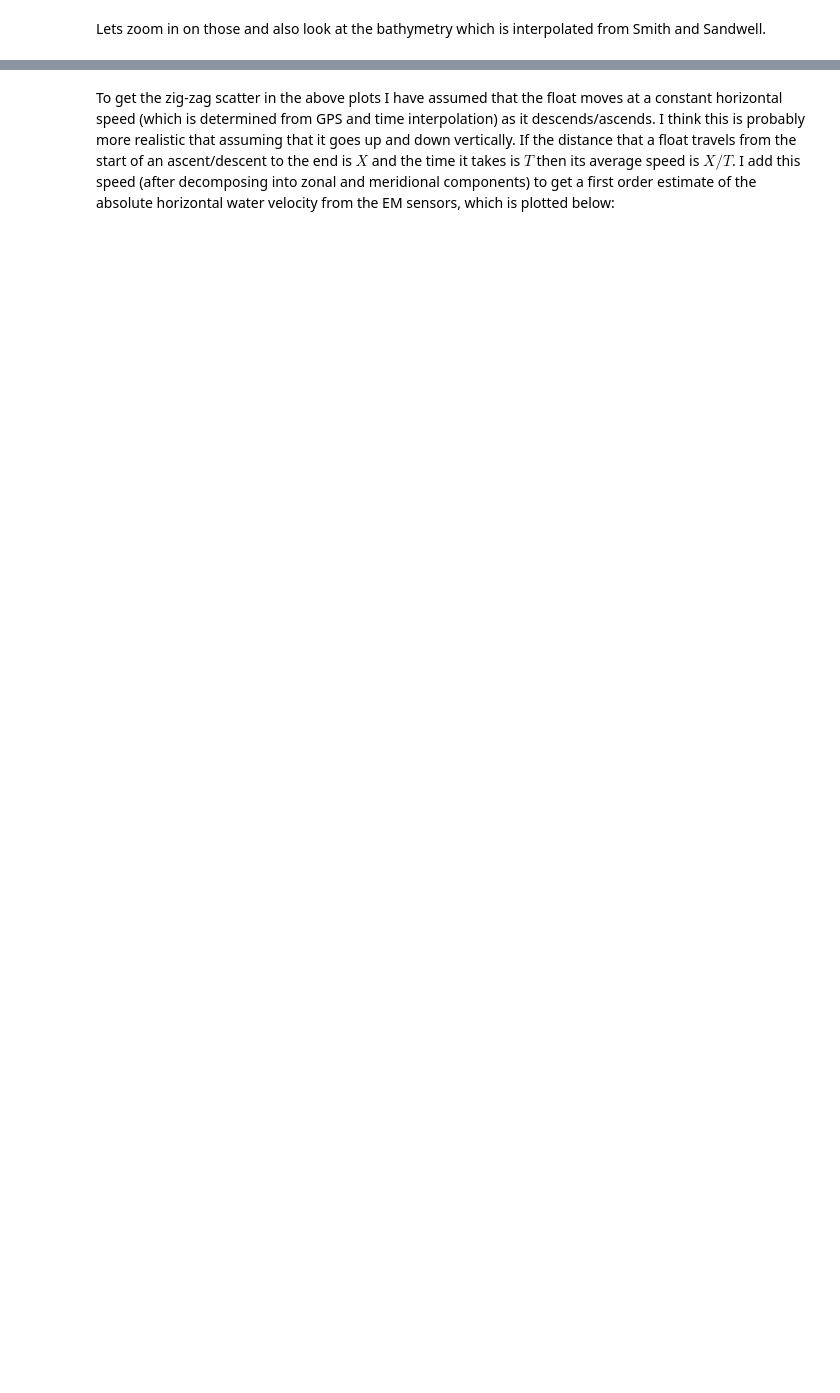
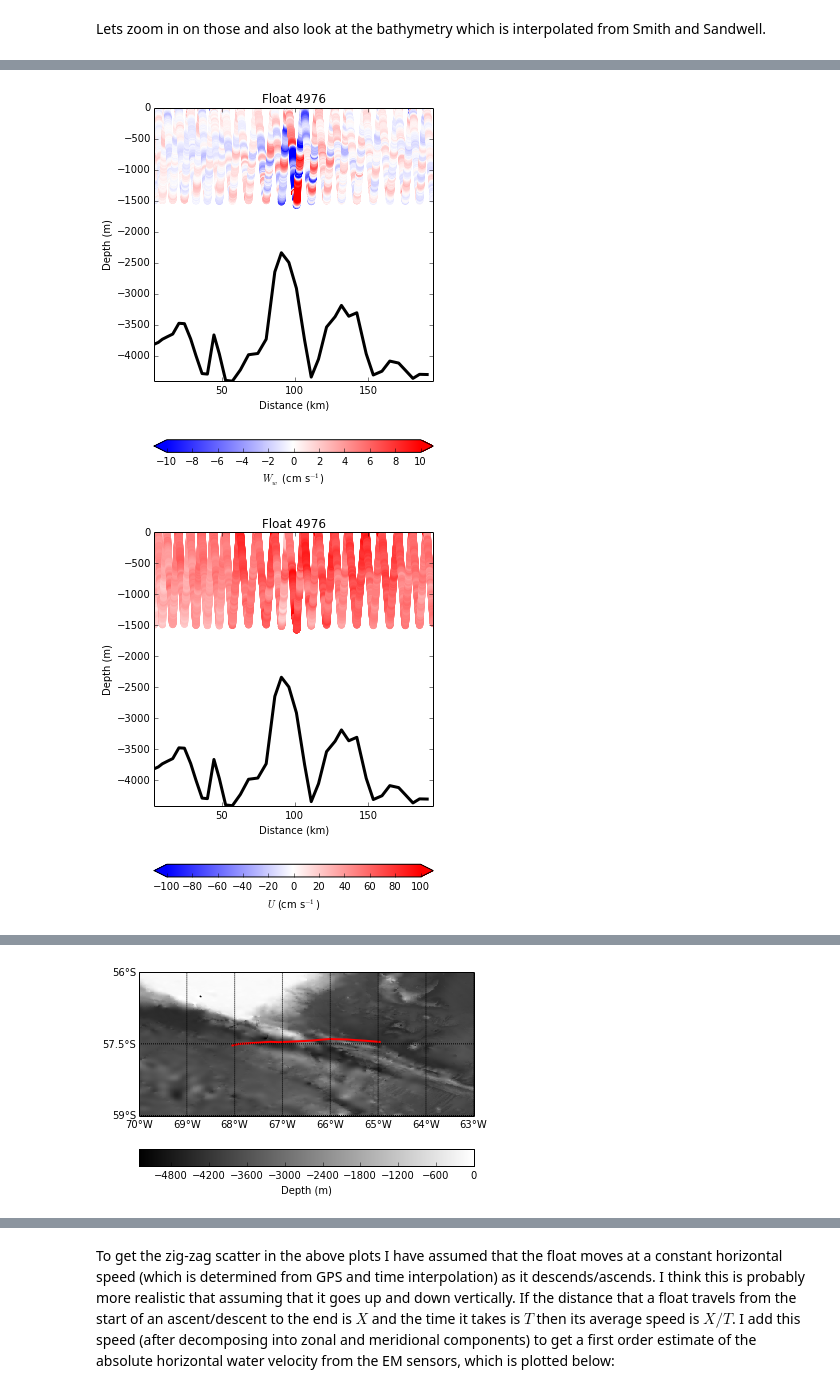
Before and after one commit to jessecusack/DIMES_lee_wave_analysis, a Jupyter notebook: python/Large_wave_analysis.ipynb, the cells around one changed output, grey strips where cells are left out. Cells and saved outputs as stored; diff of their text form; code cells hidden in the pictures; blank space fills up the shorter version.

```diff
--- a/python/Large_wave_analysis.ipynb
+++ b/python/Large_wave_analysis.ipynb
@@ -143,0 +119,46 @@ for Float in [E76, E77]:
+# %%
+import sandwell
+
+hpids = np.arange(10, 50)
+bathy_file = '../../data/sandwell_bathymetry/topo_17.1.img'
+vars = ['Ww', 'U_abs', 'V_abs']
+zvars = ['z', 'zef', 'zef']
+dvars = ['dist_ctd', 'dist_ef', 'dist_ef']
+texvars = ['$W_w$', '$U$', '$V$']
+clims = [(-10., 10.), (-100., 100.), (-100, 100.)]
+
+for Float in [E76, E77]:
+
+    __, idxs = Float.get_profiles(hpids, ret_idxs=True)
+
+    for var, zvar, dvar, texvar, clim in zip(vars, zvars, dvars, texvars,
+                                             clims):
+
+        V = getattr(Float, var)[:, idxs].flatten(order='F')
+        z = getattr(Float, zvar)[:, idxs].flatten(order='F')
+        d = getattr(Float, dvar)[:, idxs].flatten(order='F')
+
+        plt.figure(figsize=(5, 7))
+        plt.scatter(d, z, s=50, c=V*100., edgecolor='none', cmap=bwr)
+        cbar = plt.colorbar(orientation='horizontal', extend='both')
+        cbar.set_label(texvar+' (cm s$^{-1}$)')
+        plt.clim(*clim)
+
+        plt.xlim(np.nanmin(d), np.nanmax(d))
+        plt.xlabel('Distance (km)')
+        plt.ylabel('Depth (m)')
+        title_str = ("Float {}").format(Float.floatID)
+        plt.title(title_str)
+
+        lons = Float.lon_start[idxs]
+        lats = Float.lat_start[idxs]
+        dist = Float.dist[idxs]
+        bathy = sandwell.interp_track(lons, lats, bathy_file)
+        plt.plot(dist, bathy, 'k', linewidth=3)
+
+        plt.ylim(np.nanmin(bathy), np.nanmax(z))
+
+    pf.track_on_bathy(Float, hpids, bathy_file=bathy_file)
+# %% [output]
+[figure, added]
+[figure, added]
@@ -143,0 +166 @@ for Float in [E76, E77]:
+[figure, added]
```
Also changed, not shown: parts of 7 cells of this notebook, 1 other file.
